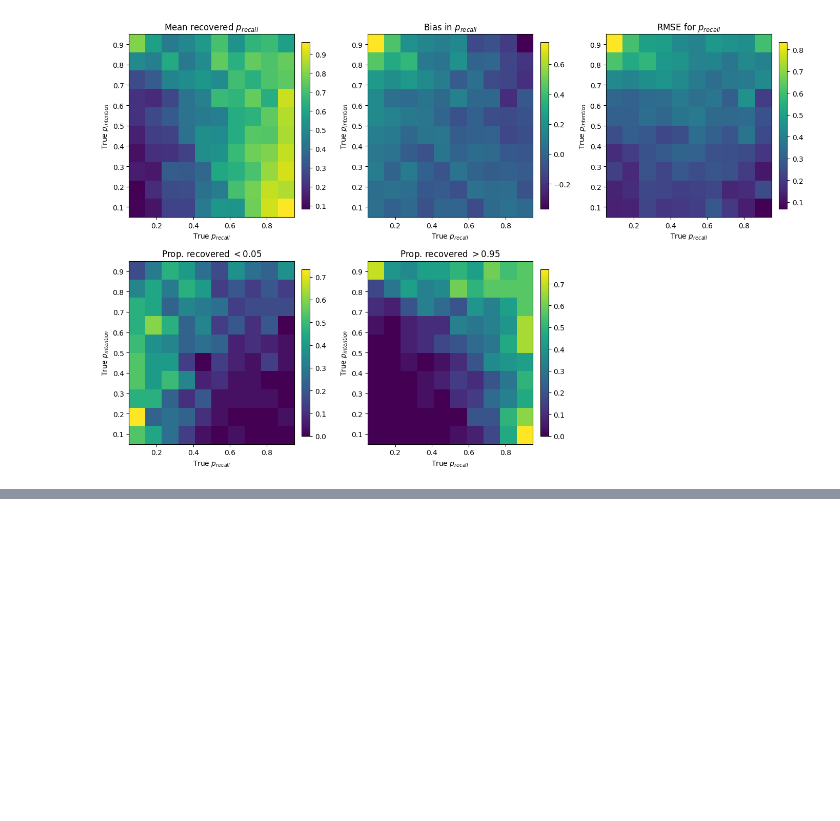
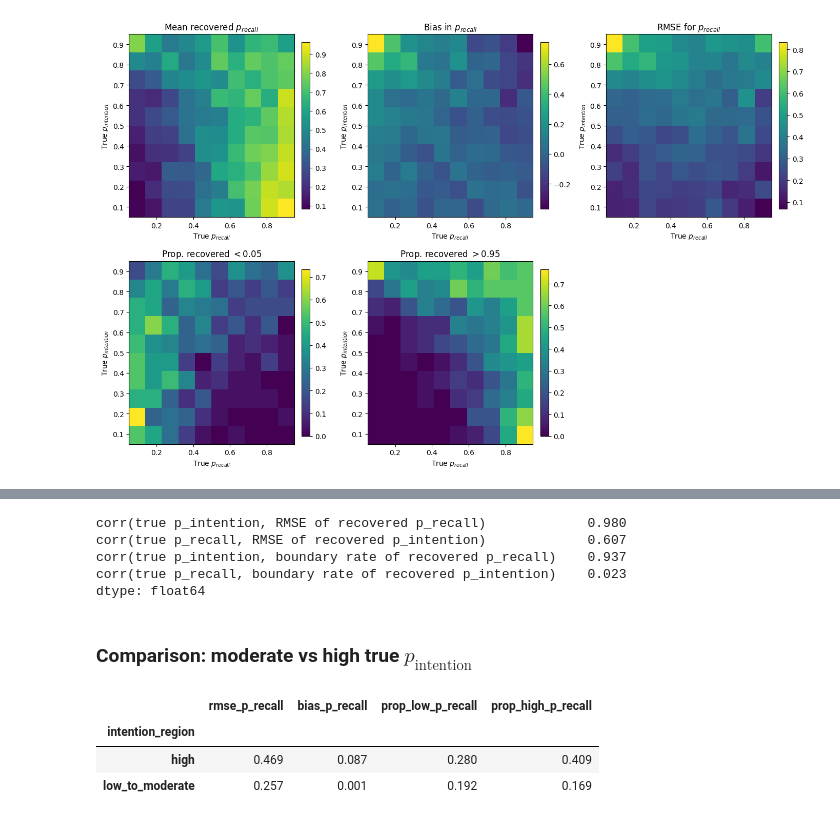
Before and after one commit to beaverjuly/metaControl_behavInhibition, a Jupyter notebook: notebooks/12yr_noInhibition_recovery.ipynb, the cells around one changed output, grey strips where cells are left out. Drawn from its saved outputs; the diff is of its cells as text; code cells hidden in the pictures; blank space fills up the shorter version.

```diff
--- a/notebooks/12yr_recovery.ipynb
+++ b/notebooks/12yr_noInhibition_recovery.ipynb
@@ -1143,27 +1175,0 @@ These thresholds are descriptive rather than absolute.
-# %%
-rmse_cutoff_int = 0.3
-rmse_cutoff_rec = 0.3
-boundary_cutoff = 1  # no more than 10% collapsing to either boundary
-
-grid_summary_2p["stable_p_intention"] = (
-    (grid_summary_2p["rmse_p_intention"] < rmse_cutoff_int) &
-    (grid_summary_2p["prop_low_p_intention"] < boundary_cutoff) &
-    (grid_summary_2p["prop_high_p_intention"] < boundary_cutoff)
-)
-
-grid_summary_2p["stable_p_recall"] = (
-    (grid_summary_2p["rmse_p_recall"] < rmse_cutoff_rec) &
-    (grid_summary_2p["prop_low_p_recall"] < boundary_cutoff) &
-    (grid_summary_2p["prop_high_p_recall"] < boundary_cutoff)
-)
-
-grid_summary_2p["stable_both"] = (
-    grid_summary_2p["stable_p_intention"] &
-    grid_summary_2p["stable_p_recall"]
-)
-
-grid_summary_2p[[
-    "stable_p_intention",
-    "stable_p_recall",
-    "stable_both"
-]].mean()
@@ -1196,0 +1307,53 @@ plt.show()
+# %%
+corr_rec_rmse_vs_int = np.corrcoef(
+    rec_by_int["true_p_intention"],
+    rec_by_int["rmse_p_recall"]
+)[0, 1]
+
+corr_int_rmse_vs_rec = np.corrcoef(
+    int_by_rec["true_p_recall"],
+    int_by_rec["rmse_p_intention"]
+)[0, 1]
+
+corr_rec_low_vs_int = np.corrcoef(
+    rec_by_int["true_p_intention"],
+    rec_by_int["prop_low_p_recall"] + rec_by_int["prop_high_p_recall"]
+)[0, 1]
+
+corr_int_low_vs_rec = np.corrcoef(
+    int_by_rec["true_p_recall"],
+    int_by_rec["prop_low_p_intention"] + int_by_rec["prop_high_p_intention"]
+)[0, 1]
+
+pd.Series({
+    "corr(true p_intention, RMSE of recovered p_recall)": corr_rec_rmse_vs_int,
+    "corr(true p_recall, RMSE of recovered p_intention)": corr_int_rmse_vs_rec,
+    "corr(true p_intention, boundary rate of recovered p_recall)": corr_rec_low_vs_int,
+    "corr(true p_recall, boundary rate of recovered p_intention)": corr_int_low_vs_rec,
+}).round(3)
+# %% [output]
+corr(true p_intention, RMSE of recovered p_recall)             0.980
+corr(true p_recall, RMSE of recovered p_intention)             0.607
+corr(true p_intention, boundary rate of recovered p_recall)    0.937
+corr(true p_recall, boundary rate of recovered p_intention)    0.023
+dtype: float64
+# %% [markdown]
+### Comparison: moderate vs high true $p_{\text{intention}}$
+# %%
+threshold = 0.7
+
+tmp = grid_summary_2p.copy()
+tmp["intention_region"] = np.where(tmp["true_p_intention"] <= threshold, "low_to_moderate", "high")
+
+region_summary = (
+    tmp.groupby("intention_region")[["rmse_p_recall", "bias_p_recall", "prop_low_p_recall", "prop_high_p_recall"]]
+    .mean()
+    .round(3)
+)
+
+region_summary
+# %% [output]
+|  | rmse_p_recall | bias_p_recall | prop_low_p_recall | prop_high_p_recall |
+| intention_region |  |  |  |  |
+| high | 0.469 | 0.087 | 0.280 | 0.409 |
+| low_to_moderate | 0.257 | 0.001 | 0.192 | 0.169 |
```
Also changed, not shown: parts of 14 cells of this notebook, 1 other file.
